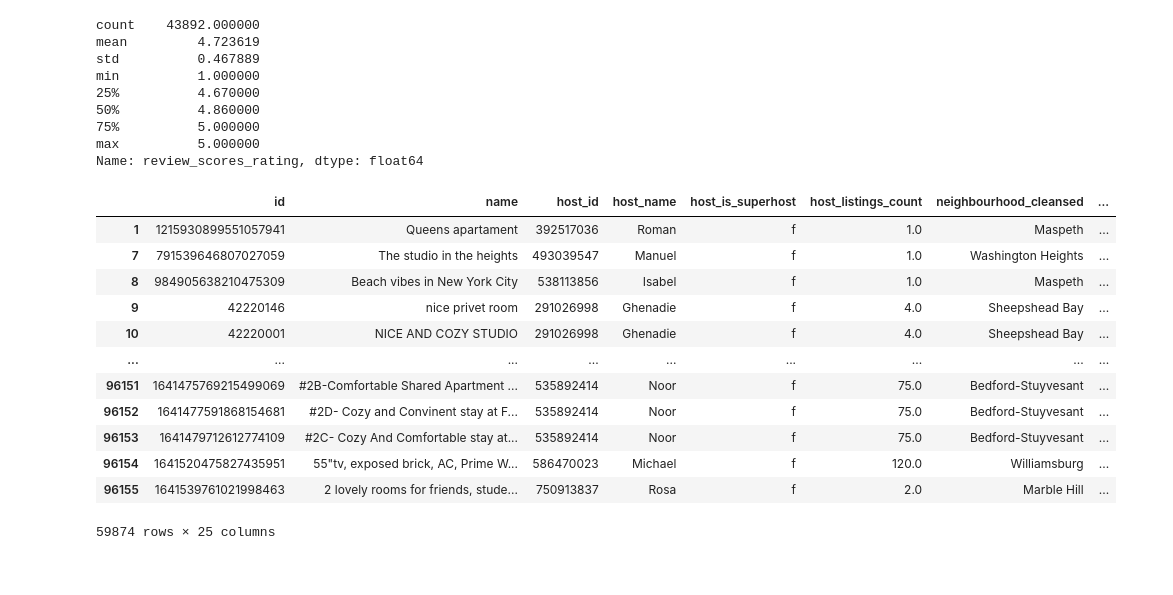
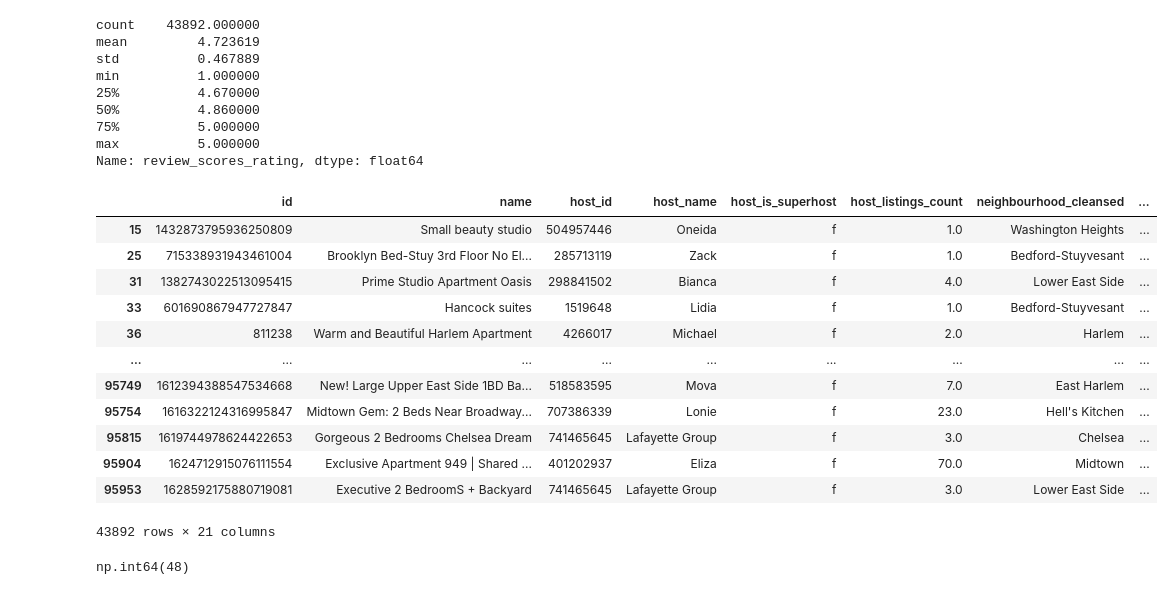
Before and after one commit to 2635530141/airbnb-analysis-project-, a Jupyter notebook: src/merging_data.ipynb, the cells around one changed output. Saved outputs shown, nothing was run; the diff lists cells and outputs as text; code cells hidden in the pictures.

Commit message:
cleaned duplicates data
removed duplicates, showing the latest information based on last scraped date, averaged price per night, creates a file sent to processed data, to be used for further analysis

```diff
--- a/src/merging_data.ipynb
+++ b/src/merging_data.ipynb
@@ -61,7 +37,8 @@ verified = df_all['host_identity_verified'] == 't'
 has_price = df_all['price_quote_price_per_night'].notna()
 available = df_all['has_availability'] == 't'
 active = ((df_all['estimated_occupancy_l365d'] != 0) | (df_all['availability_365'] != 0))
+has_reviews = (df_all['number_of_reviews'] != 0) & df_all['number_of_reviews'].notna()
 
-df_clean = df_all[verified & has_price & available & active].copy()
+df_clean = df_all[verified & has_price & available & active & has_reviews].copy()
 df_clean.shape
 # %% [output]
@@ -84,23 +61,27 @@ max          5.000000
 Name: review_scores_rating, dtype: float64
 # %%
 df_analysis = df_clean[['id', 'name', 'host_id', 'host_name', 'host_is_superhost', 'host_listings_count', 'neighbourhood_cleansed',
-    'neighbourhood_group_cleansed', 'latitude', 'longitude', 'room_type', 'accommodates', 'price_quote_checkin_date', 'price_quote_checkout_date',
-    'price_quote_price_per_night', 'minimum_nights', 'number_of_reviews', 'number_of_reviews_l30d', 'review_scores_rating',
-    'reviews_per_month', 'availability_30', 'calendar_last_scraped', 'calculated_host_listings_count', 'estimated_occupancy_l365d',
+    'neighbourhood_group_cleansed', 'latitude', 'longitude', 'room_type', 'accommodates',
+    'price_quote_price_per_night', 'number_of_reviews', 'review_scores_rating', 'calendar_last_scraped',
+    'reviews_per_month', 'availability_30', 'calculated_host_listings_count', 'estimated_occupancy_l365d',
     'estimated_revenue_l365d']].copy()
 
 df_analysis
 # %% [output]
 |  | id | name | host_id | host_name | host_is_superhost | host_listings_count | neighbourhood_cleansed | ... |
-| 1 | 1215930899551057941 | Queens apartament | 392517036 | Roman | f | 1.0 | Maspeth | ... |
-| 7 | 791539646807027059 | The studio in the heights | 493039547 | Manuel | f | 1.0 | Washington Heights | ... |
-| 8 | 984905638210475309 | Beach vibes in New York City | 538113856 | Isabel | f | 1.0 | Maspeth | ... |
-| 9 | 42220146 | nice privet room | 291026998 | Ghenadie | f | 4.0 | Sheepshead Bay | ... |
-| 10 | 42220001 | NICE AND COZY STUDIO | 291026998 | Ghenadie | f | 4.0 | Sheepshead Bay | ... |
+| 15 | 1432873795936250809 | Small beauty studio | 504957446 | Oneida | f | 1.0 | Washington Heights | ... |
+| 25 | 715338931943461004 | Brooklyn Bed-Stuy 3rd Floor No El... | 285713119 | Zack | f | 1.0 | Bedford-Stuyvesant | ... |
+| 31 | 1382743022513095415 | Prime Studio Apartment Oasis | 298841502 | Bianca | f | 4.0 | Lower East Side | ... |
+| 33 | 601690867947727847 | Hancock suites | 1519648 | Lidia | f | 1.0 | Bedford-Stuyvesant | ... |
+| 36 | 811238 | Warm and Beautiful Harlem Apartment | 4266017 | Michael | f | 2.0 | Harlem | ... |
 | ... | ... | ... | ... | ... | ... | ... | ... | ... |
-| 96151 | 1641475769215499069 | #2B-Comfortable Shared Apartment ... | 535892414 | Noor | f | 75.0 | Bedford-Stuyvesant | ... |
-| 96152 | 1641477591868154681 | #2D- Cozy and Convinent stay at F... | 535892414 | Noor | f | 75.0 | Bedford-Stuyvesant | ... |
-| 96153 | 1641479712612774109 | #2C- Cozy And Comfortable stay at... | 535892414 | Noor | f | 75.0 | Bedford-Stuyvesant | ... |
-| 96154 | 1641520475827435951 | 55"tv, exposed brick, AC, Prime W... | 586470023 | Michael | f | 120.0 | Williamsburg | ... |
-| 96155 | 1641539761021998463 | 2 lovely rooms for friends, stude... | 750913837 | Rosa | f | 2.0 | Marble Hill | ... |
+| 95749 | 1612394388547534668 | New! Large Upper East Side 1BD Ba... | 518583595 | Mova | f | 7.0 | East Harlem | ... |
+| 95754 | 1616322124316995847 | Midtown Gem: 2 Beds Near Broadway... | 707386339 | Lonie | f | 23.0 | Hell's Kitchen | ... |
+| 95815 | 1619744978624422653 | Gorgeous 2 Bedrooms Chelsea Dream | 741465645 | Lafayette Group | f | 3.0 | Chelsea | ... |
+| 95904 | 1624712915076111554 | Exclusive Apartment 949 | Shared ... | 401202937 | Eliza | f | 70.0 | Midtown | ... |
+| 95953 | 1628592175880719081 | Executive 2 BedroomS + Backyard | 741465645 | Lafayette Group | f | 3.0 | Lower East Side | ... |
-59874 rows × 25 columns
+43892 rows × 21 columns
+# %%
+df_analysis.duplicated().sum()
+# %% [output]
+np.int64(48)
```
Also changed, not shown: parts of 8 cells of this notebook, 2 other files.
